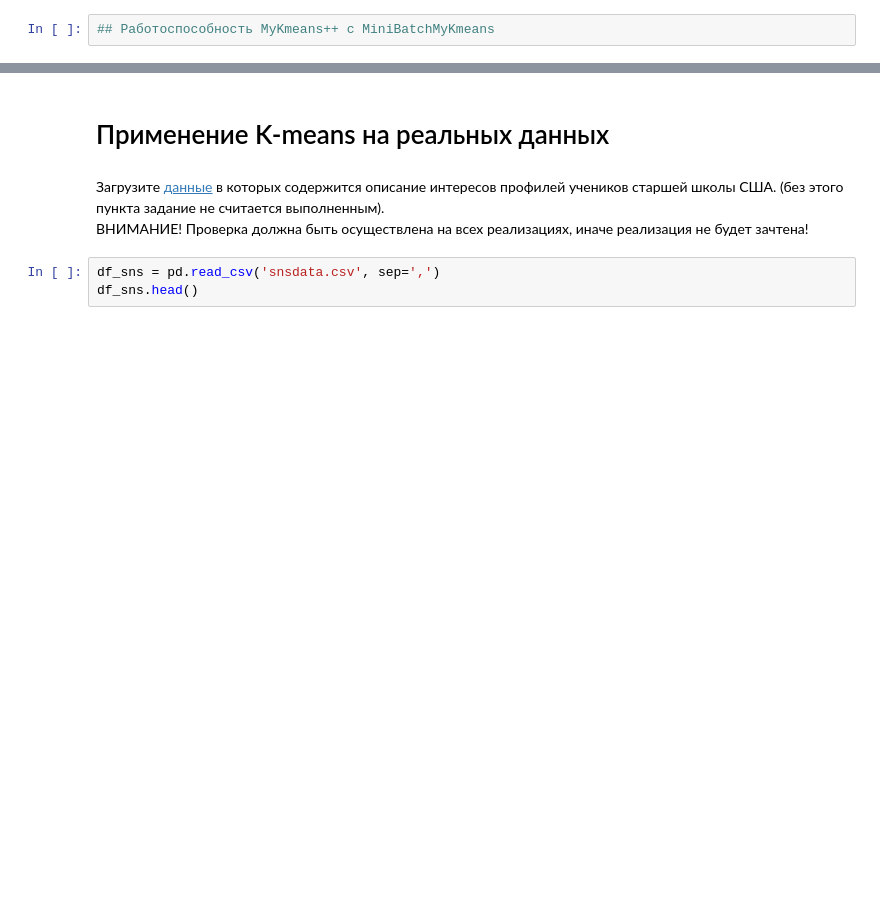
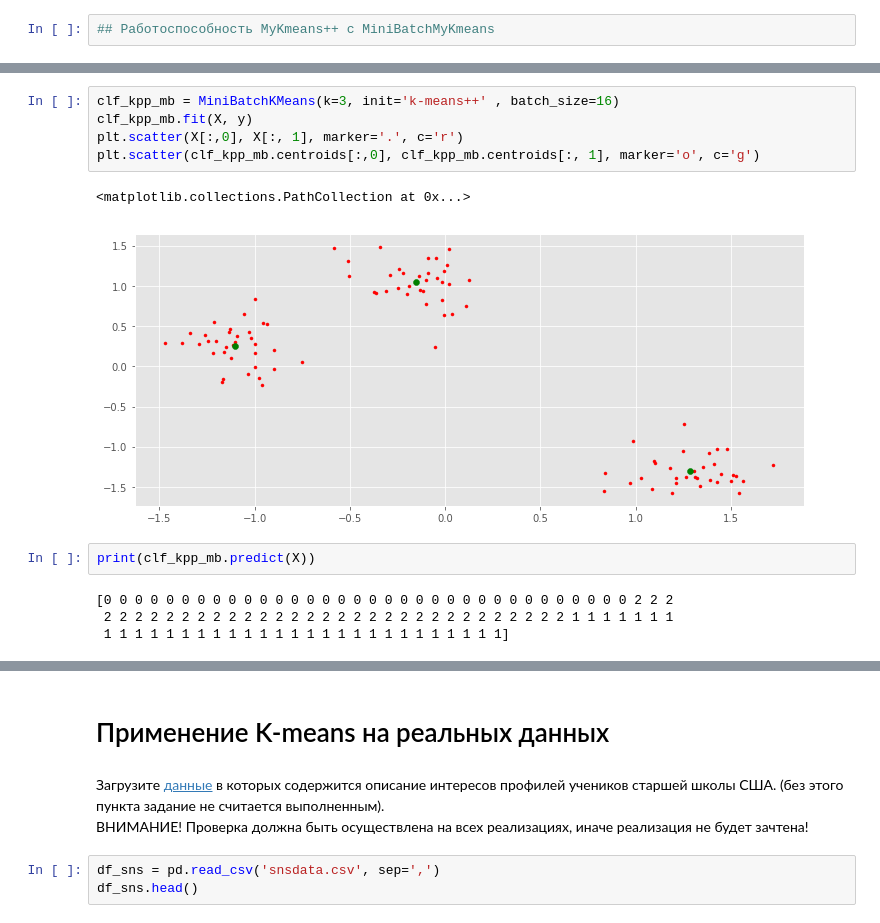
Before and after one commit to Dilshod070/SpereMailRu-AlgsAndStructures, a Jupyter notebook: Sapaev_hw4.ipynb, the cells around one changed output, grey strips where cells are left out. Drawn from its saved outputs; the diff is of its cells as text; blank space fills up the shorter version.

```diff
--- a/Sapaev_hw4.ipynb
+++ b/Sapaev_hw4.ipynb
@@ -249,2 +290,16 @@ print(clf_kpp.predict(X))
+# %%
+clf_kpp_mb = MiniBatchKMeans(k=3, init='k-means++' , batch_size=16)
+clf_kpp_mb.fit(X, y)
+plt.scatter(X[:,0], X[:, 1], marker='.', c='r')
+plt.scatter(clf_kpp_mb.centroids[:,0], clf_kpp_mb.centroids[:, 1], marker='o', c='g')
+# %% [output]
+<matplotlib.collections.PathCollection at 0x...>
+[figure, added]
+# %%
+print(clf_kpp_mb.predict(X))
+# %% [output]
+[0 0 0 0 0 0 0 0 0 0 0 0 0 0 0 0 0 0 0 0 0 0 0 0 0 0 0 0 0 0 0 0 0 0 2 2 2
+ 2 2 2 2 2 2 2 2 2 2 2 2 2 2 2 2 2 2 2 2 2 2 2 2 2 2 2 2 2 2 1 1 1 1 1 1 1
+ 1 1 1 1 1 1 1 1 1 1 1 1 1 1 1 1 1 1 1 1 1 1 1 1 1 1]
 # %%
 %%time
```
Also changed, not shown: parts of 38 cells of this notebook.
